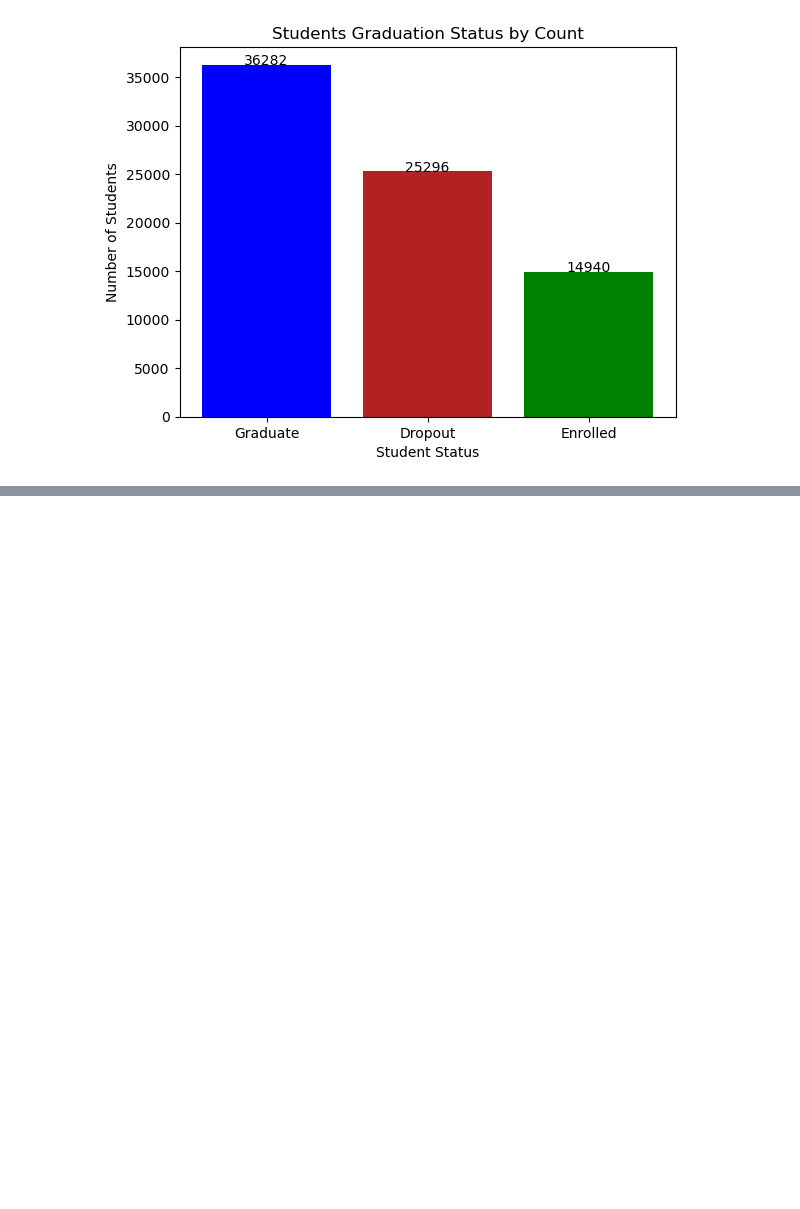
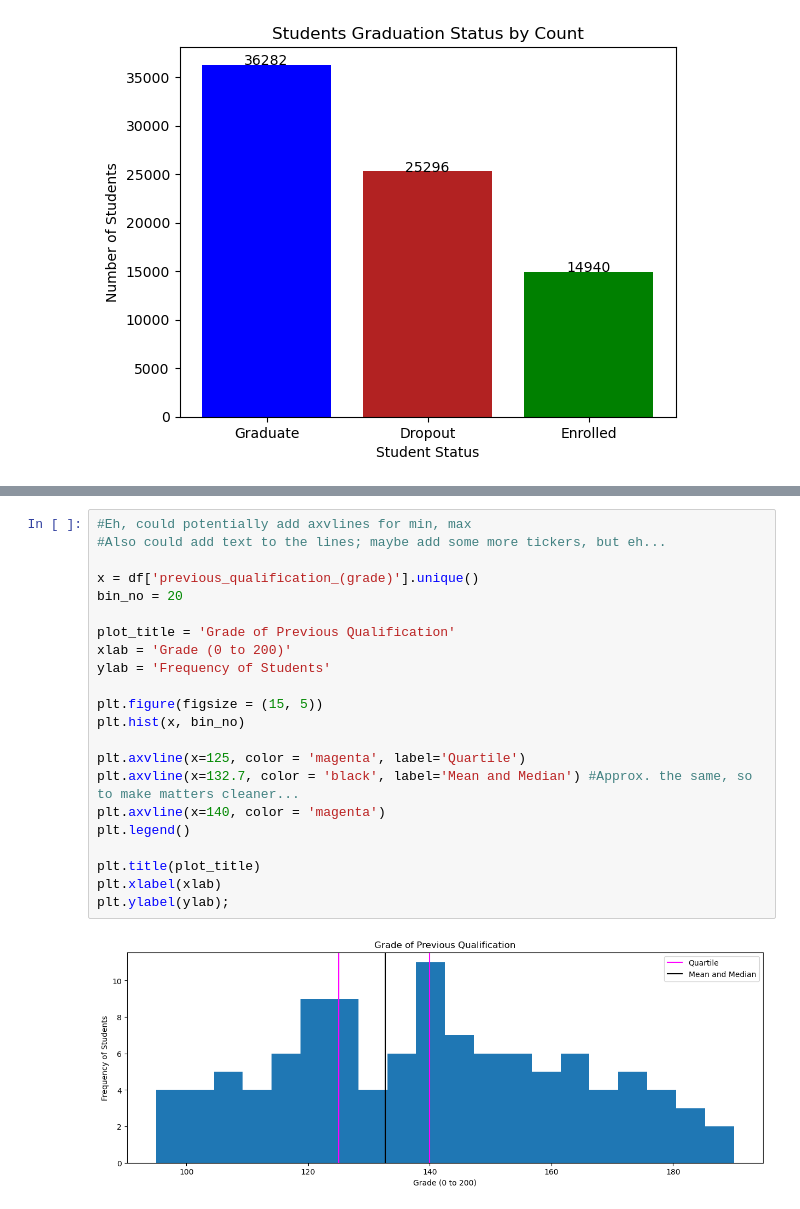
Before and after one commit to bwolff26/academic_success, a Jupyter notebook: code/visualizations_i.ipynb, the cells around one changed output, grey strips where cells are left out. Cells and saved outputs as stored; diff of their text form; blank space fills up the shorter version.

```diff
--- a/code/visualizations_i.ipynb
+++ b/code/visualizations_i.ipynb
@@ -108,0 +115,24 @@ Name: group_count, dtype: float64
+# %%
+#Eh, could potentially add axvlines for min, max
+#Also could add text to the lines; maybe add some more tickers, but eh...
+
+x = df['previous_qualification_(grade)'].unique()
+bin_no = 20
+
+plot_title = 'Grade of Previous Qualification'
+xlab = 'Grade (0 to 200)'
+ylab = 'Frequency of Students'
+
+plt.figure(figsize = (15, 5))
+plt.hist(x, bin_no)
+
+plt.axvline(x=125, color = 'magenta', label='Quartile')
+plt.axvline(x=132.7, color = 'black', label='Mean and Median') #Approx. the same, so to make matters cleaner...
+plt.axvline(x=140, color = 'magenta')
+plt.legend()
+
+plt.title(plot_title)
+plt.xlabel(xlab)
+plt.ylabel(ylab);
+# %% [output]
+[figure, added]
```
Also changed, not shown: parts of 10 cells of this notebook, 4 other files.
